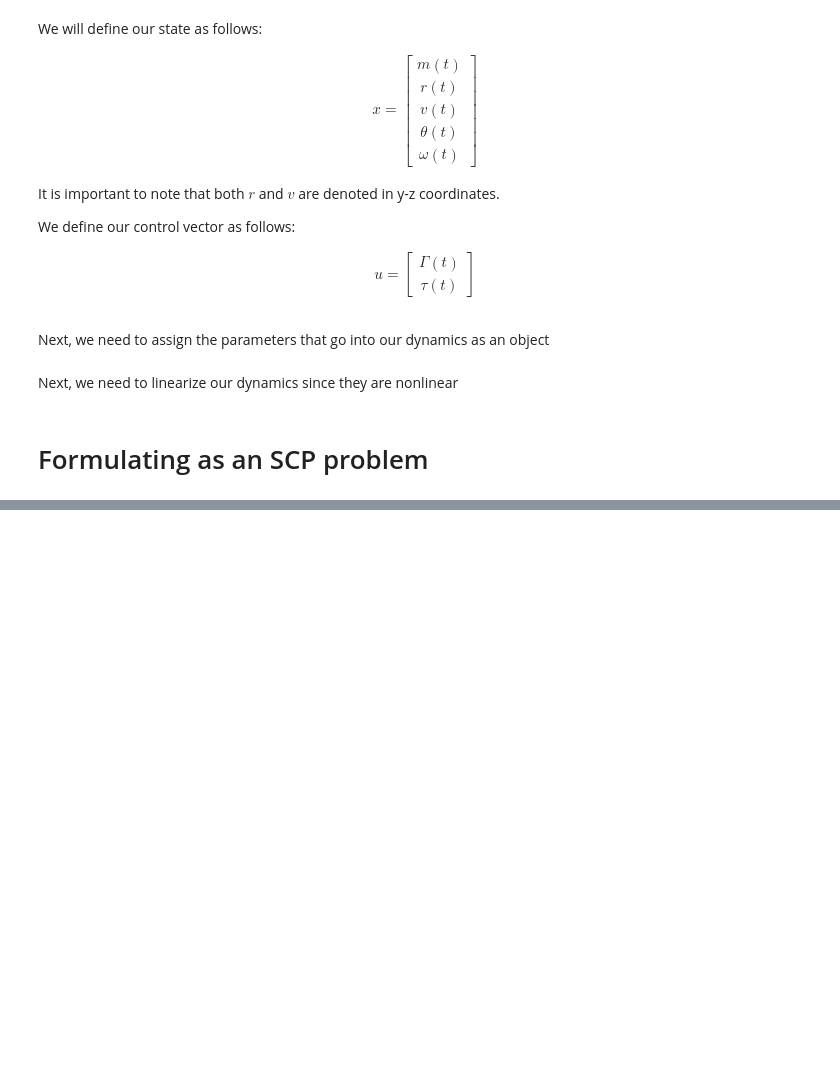
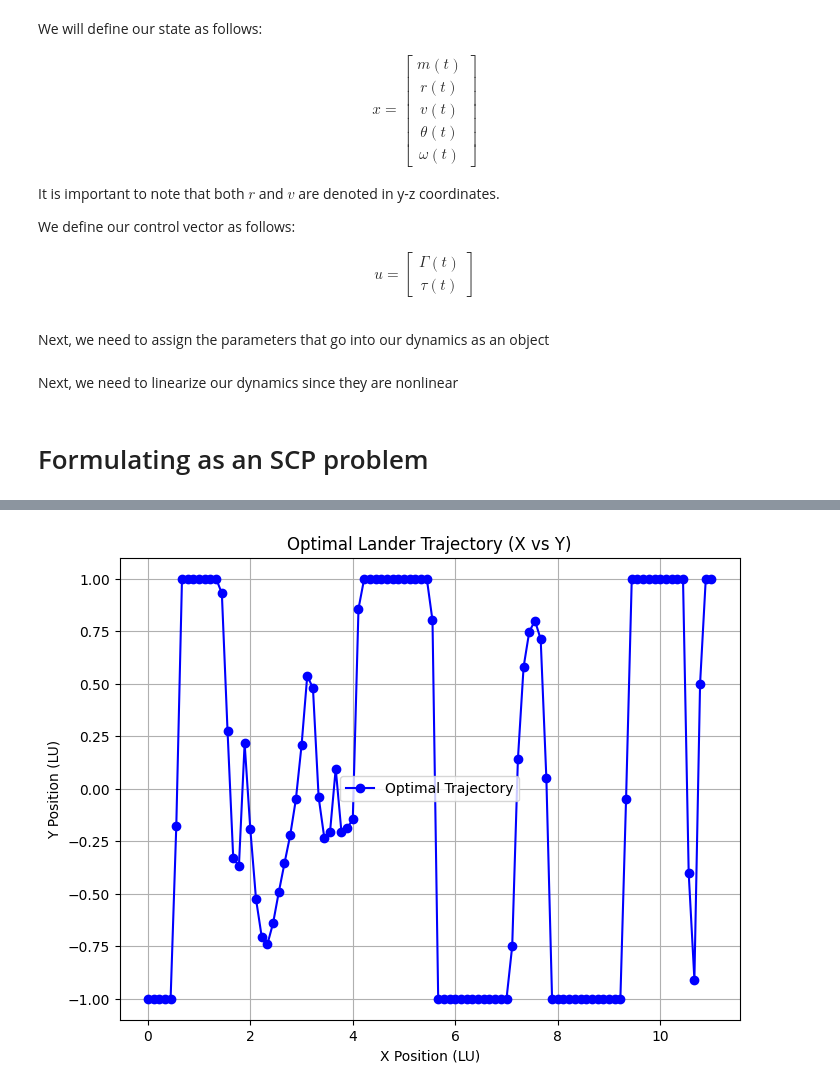
Before and after one commit to jgeldenbott/AA-528-Final, a Jupyter notebook: planar_optimal_descent.ipynb, the cells around one changed output, grey strips where cells are left out. Saved outputs shown, nothing was run; the diff lists cells and outputs as text; code cells hidden in the pictures; blank space fills up the shorter version.

```diff
--- a/planar_optimal_descent.ipynb
+++ b/planar_optimal_descent.ipynb
@@ -280,3 +344,21 @@ plt.show()
+# %%
+# Plot the trajectory
+ts = np.linspace(0, t_f, N)
+
+plt.figure(figsize=(8, 6))
+plt.plot(ts, u.value[:, 1], 'bo-', label="Optimal Trajectory")  # Blue line with circles
+
+# Labels and formatting
+plt.xlabel("X Position (LU)")
+plt.ylabel("Y Position (LU)")
+plt.title("Optimal Lander Trajectory (X vs Y)")
+plt.legend()
+plt.grid(True)
+
+# Show the plot
+plt.show()
+# %% [output]
+[figure, added]
 # %%
 x.value[-1]
 # %% [output]
```
Also changed, not shown: parts of 10 cells of this notebook.
